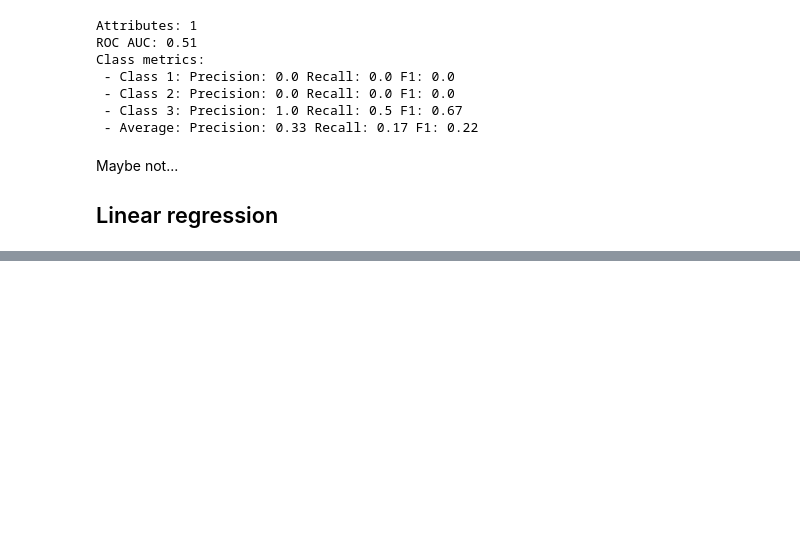
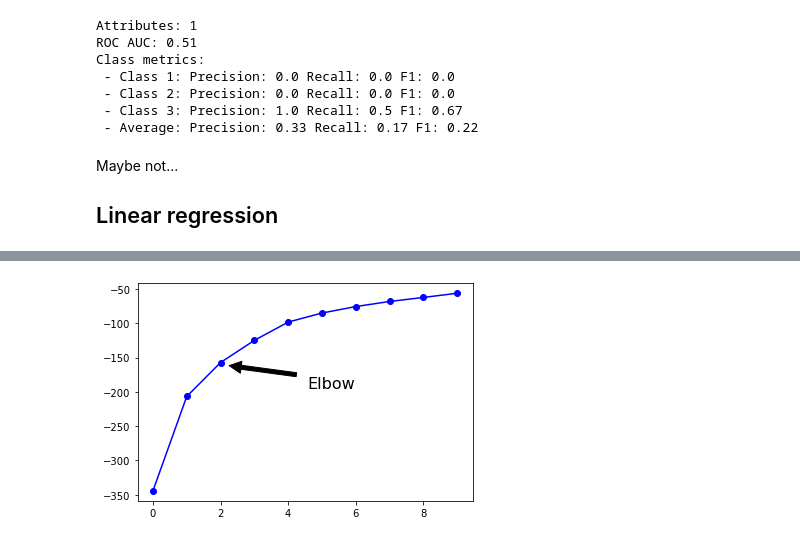
Before and after one commit to ChrisJMurdoch/ChessNotebook, a Jupyter notebook: Chess.ipynb, the cells around one changed output, grey strips where cells are left out. Cells and saved outputs as stored; diff of their text form; code cells hidden in the pictures; blank space fills up the shorter version.

```diff
--- a/Chess.ipynb
+++ b/Chess.ipynb
@@ -839,0 +891,22 @@ plt.show()
+# %%
+def runKMeans(X, clusters):
+    km = KMeans(n_clusters=clusters, random_state=42)
+    km.fit(X)
+    return km.score(X)
+
+scores = []
+for i in range(10):
+    scores.append( runKMeans(cdata, i+1) )
+plt.plot(range(len(scores)), scores, "bo-")
+
+plt.annotate(
+    'Elbow',
+     xy=(2, -160),
+     xytext=(0.55, 0.55),
+     textcoords='figure fraction',
+     fontsize=16,
+     arrowprops=dict(facecolor='black', shrink=0.1)
+)
+plt.show()
+# %% [output]
+[figure, added]
```
Also changed, not shown: parts of 8 cells of this notebook, 1 other file.
